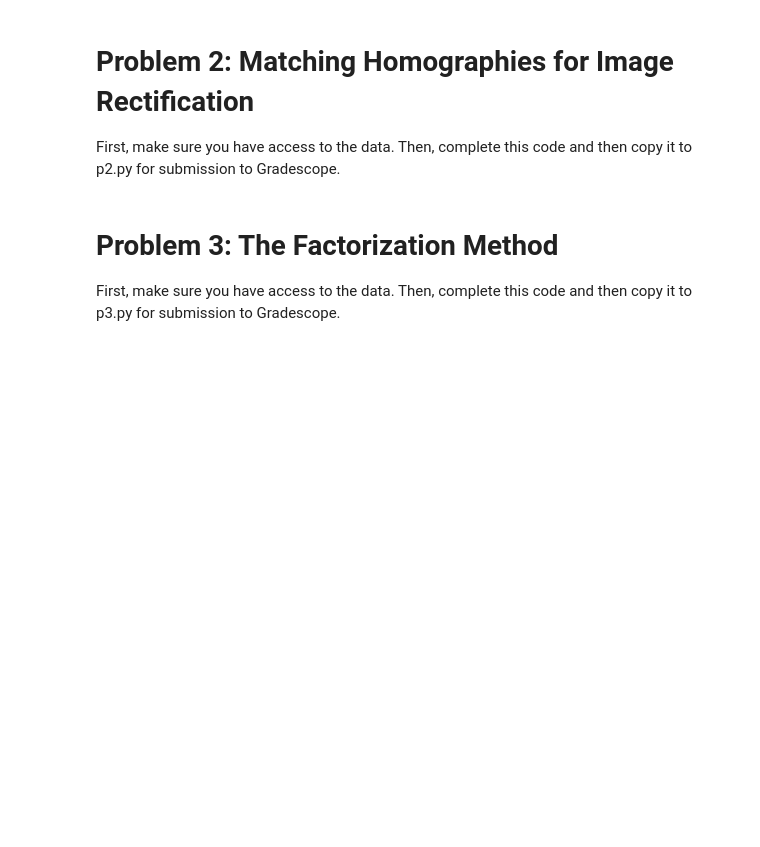
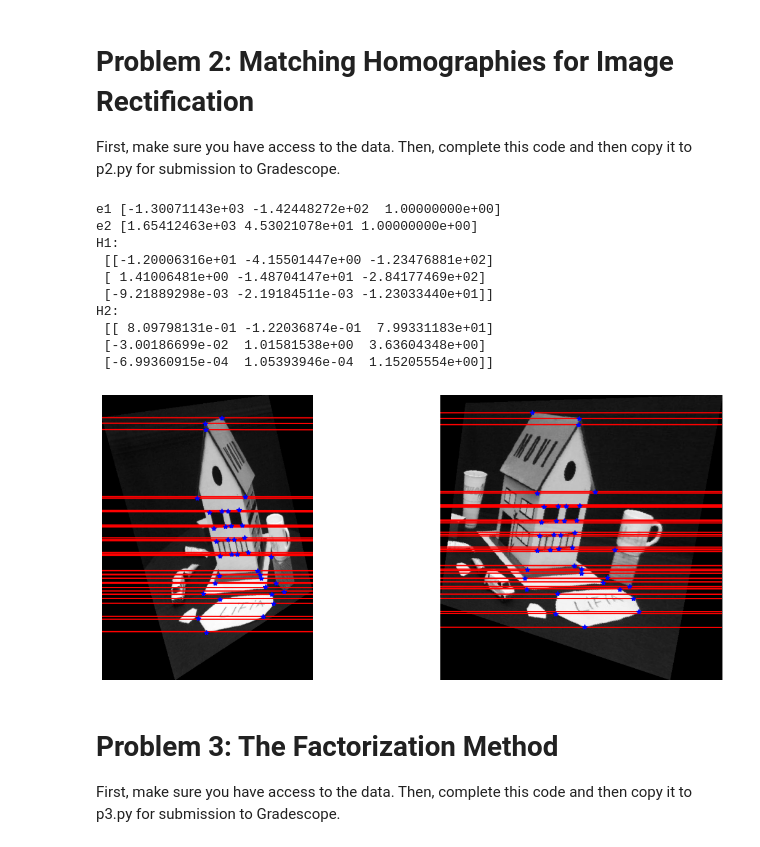
Before and after one commit to ZhangYHe/CS231A-Homework2, a Jupyter notebook: ps2_code/PSET2.ipynb, the cells around one changed output. Saved outputs shown, nothing was run; the diff lists cells and outputs as text; code cells hidden in the pictures; blank space fills up the shorter version.

```diff
--- a/ps2_code/PSET2.ipynb
+++ b/ps2_code/PSET2.ipynb
@@ -181,9 +251,15 @@ Arguments:
 Returns:
     epipole - the homogenous coordinates [x y 1] of the epipole in the image
 '''
-def compute_epipole(F):
+def compute_epipole(points1, points2, F):
     # TODO: Implement this method!
-    raise Exception('Not Implemented Error')
+    # p.'T * F * p = 0
+    l1 = F.T.dot(points2.T).T
+    # Solve l1 * e = 0
+    u, s, vh = np.linalg.svd(l1)
+    e = vh[-1, :]
+    e = e / e[2]
+    return e
 
 '''
 COMPUTE_H computes a homography to map an epipole to infinity along the horizontal axis
@@ -212,7 +288,36 @@ Returns:
 '''
 def compute_matching_homographies(e2, F, im2, points1, points2):
     # TODO: Implement this method!
-    raise Exception('Not Implemented Error')
+    h = im2.shape[0]
+    w = im2.shape[1]
+    T = np.array([[1, 0, -w/2], [0, 1, -h/2], [0, 0, 1]])
+    e2_p = T.dot(e2)
+    e2_p = e2_p / e2_p[2]
+    e2x = e2_p[0]
+    e2y = e2_p[1]
+    if e2x >= 0:
+        a = 1
+    else:
+        a = -1
+    R1 = a * e2x / np.sqrt(e2x ** 2 + e2y ** 2)
+    R2 = a * e2y / np.sqrt(e2x ** 2 + e2y ** 2)
+    R = np.array([[R1, R2, 0], [-R2, R1, 0], [0, 0, 1]])
+    e2_p = R.dot(e2_p)
+    f = e2_p[0]
+    G = np.array([[1, 0, 0], [0, 1, 0], [-1/f, 0, 1]])
+    H2 = np.linalg.inv(T).dot(G).dot(R).dot(T)
+
+    e_x = np.array([[0, -e2[2], e2[1]], [e2[2], 0, -e2[0]], [-e2[1], e2[0], 0]])
+    M = e_x.dot(F) + e2.reshape(3,1).dot(np.array([[1, 1, 1]]))
+    points1_t = H2.dot(M).dot(points1.T)
+    points2_t = H2.dot(points2.T)
+    points1_t /= points1_t[2, :]
+    points2_t /= points2_t[2, :]
+    b = points2_t[0, :]
+    a = np.linalg.lstsq(points1_t.T, b, rcond=None)[0]
+    H_A = np.array([a, [0, 1, 0], [0, 0, 1]])
+    H1 = H_A.dot(H2).dot(M)
+    return H1, H2
 
 if __name__ == '__main__':
     # Read in the data
@@ -220,36 +325,50 @@ if __name__ == '__main__':
     im1 = imread(im_set+'/image1.jpg')
     im2 = imread(im_set+'/image2.jpg')
     points1 = get_data_from_txt_file(im_set+'/pt_2D_1.txt')
     points2 = get_data_from_txt_file(im_set+'/pt_2D_2.txt')
     assert (points1.shape == points2.shape)
 
     F = normalized_eight_point_alg(points1, points2)
     # F is such that such that (points2)^T * F * points1 = 0, so e1 is e' and e2 is e
-    e1 = compute_epipole(F.T)
-    e2 = compute_epipole(F)
+    e1 = compute_epipole(points1, points2, F)
+    e2 = compute_epipole(points2, points1, F.transpose())
     print("e1", e1)
     print("e2", e2)
 
     # Find the homographies needed to rectify the pair of images
     H1, H2 = compute_matching_homographies(e2, F, im2, points1, points2)
-    print('')
+    print("H1:\n", H1)
+    print
+    print("H2:\n", H2)
 
     # Transforming the images by the homographies
     new_points1 = H1.dot(points1.T)
     new_points2 = H2.dot(points2.T)
     new_points1 /= new_points1[2,:]
     new_points2 /= new_points2[2,:]
     new_points1 = new_points1.T
     new_points2 = new_points2.T
     rectified_im1, offset1 = compute_rectified_image(im1, H1)
     rectified_im2, offset2 = compute_rectified_image(im2, H2)
     new_points1 -= offset1 + (0,)
     new_points2 -= offset2 + (0,)
 
     # Plotting the image
     F_new = normalized_eight_point_alg(new_points1, new_points2)
     plot_epipolar_lines_on_images(new_points1, new_points2, rectified_im1, rectified_im2, F_new)
     plt.show()
+# %% [output]
+e1 [-1.30071143e+03 -1.42448272e+02  1.00000000e+00]
+e2 [1.65412463e+03 4.53021078e+01 1.00000000e+00]
+H1:
+ [[-1.20006316e+01 -4.15501447e+00 -1.23476881e+02]
+ [ 1.41006481e+00 -1.48704147e+01 -2.84177469e+02]
+ [-9.21889298e-03 -2.19184511e-03 -1.23033440e+01]]
+H2:
+ [[ 8.09798131e-01 -1.22036874e-01  7.99331183e+01]
+ [-3.00186699e-02  1.01581538e+00  3.63604348e+00]
+ [-6.99360915e-04  1.05393946e-04  1.15205554e+00]]
+[figure, added]
 # %% [markdown]
 # Problem 3: The Factorization Method
 
```
Also changed, not shown: parts of 3 cells of this notebook, 5 other files.
